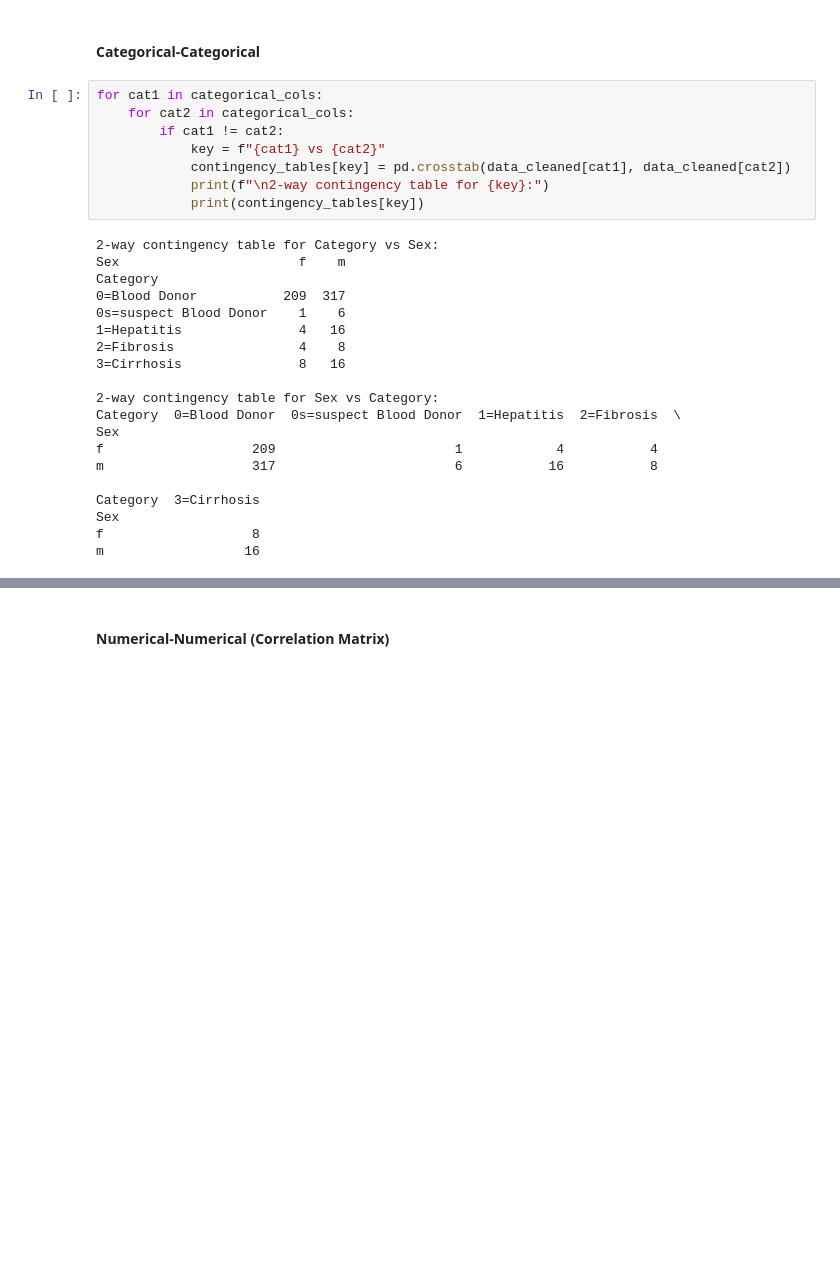
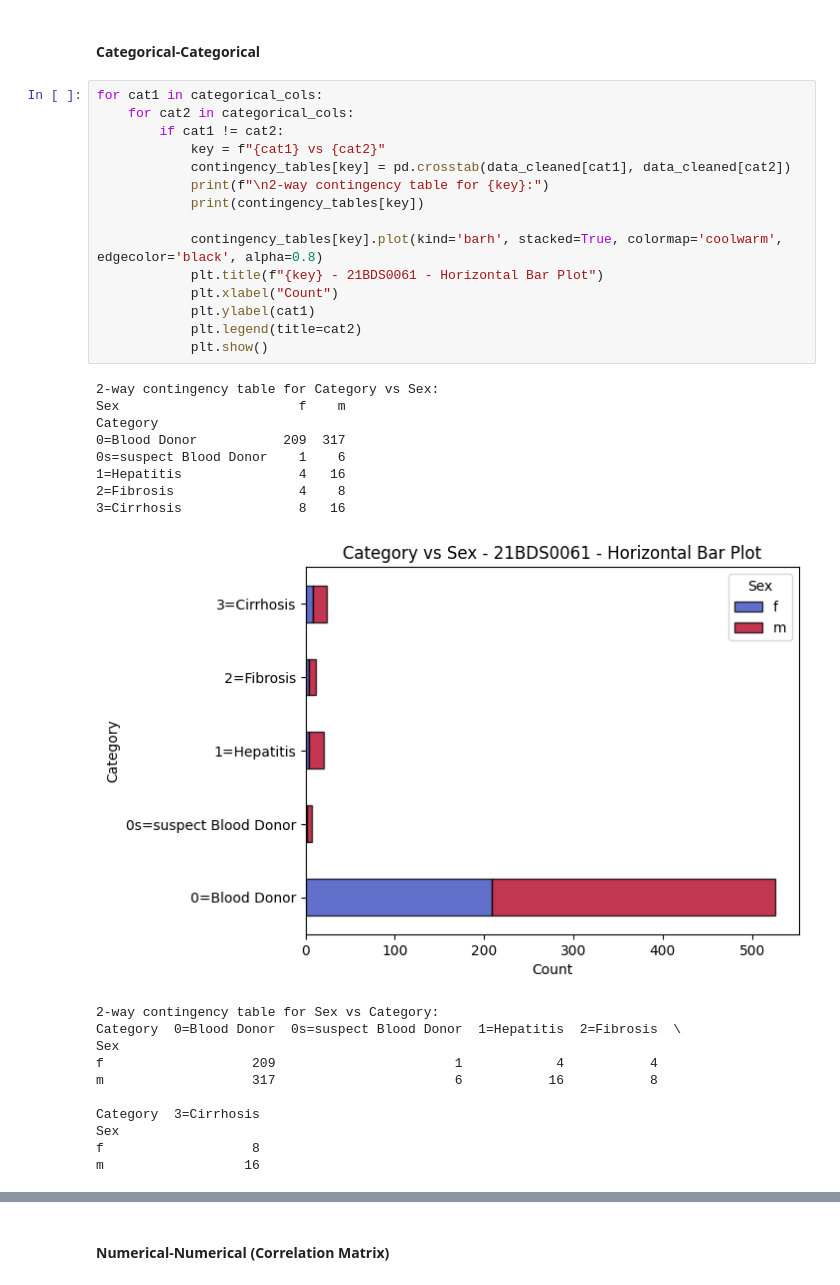
Before and after one commit to adrija2706/EDA, a Jupyter notebook: 21BDS0061_EDA_THEORY_DA.ipynb, the cells around one changed output, grey strips where cells are left out. Cells and saved outputs as stored; diff of their text form; blank space fills up the shorter version.

```diff
--- a/21BDS0061_EDA_THEORY_DA.ipynb
+++ b/21BDS0061_EDA_THEORY_DA.ipynb
@@ -783,28 +785,35 @@ contingency_tables = {}
 # %%
 for cat1 in categorical_cols:
     for cat2 in categorical_cols:
         if cat1 != cat2:
             key = f"{cat1} vs {cat2}"
             contingency_tables[key] = pd.crosstab(data_cleaned[cat1], data_cleaned[cat2])
             print(f"\n2-way contingency table for {key}:")
             print(contingency_tables[key])
+
+            contingency_tables[key].plot(kind='barh', stacked=True, colormap='coolwarm', edgecolor='black', alpha=0.8)
+            plt.title(f"{key} - 21BDS0061 - Horizontal Bar Plot")
+            plt.xlabel("Count")
+            plt.ylabel(cat1)
+            plt.legend(title=cat2)
+            plt.show()
 # %% [output]
 2-way contingency table for Category vs Sex:
 Sex                       f    m
 Category
 0=Blood Donor           209  317
 0s=suspect Blood Donor    1    6
 1=Hepatitis               4   16
 2=Fibrosis                4    8
 3=Cirrhosis               8   16
-
-2-way contingency table for Sex vs Category:
-Category  0=Blood Donor  0s=suspect Blood Donor  1=Hepatitis  2=Fibrosis  \
-Sex
-f                   209                       1            4           4
-m                   317                       6           16           8
-
-Category  3=Cirrhosis
-Sex
-f                   8
-m                  16
+[figure, added]
+2-way contingency table for Sex vs Category:
+Category  0=Blood Donor  0s=suspect Blood Donor  1=Hepatitis  2=Fibrosis  \
+Sex
+f                   209                       1            4           4
+m                   317                       6           16           8
+
+Category  3=Cirrhosis
+Sex
+f                   8
+m                  16
```
Also changed, not shown: parts of 38 cells of this notebook.
